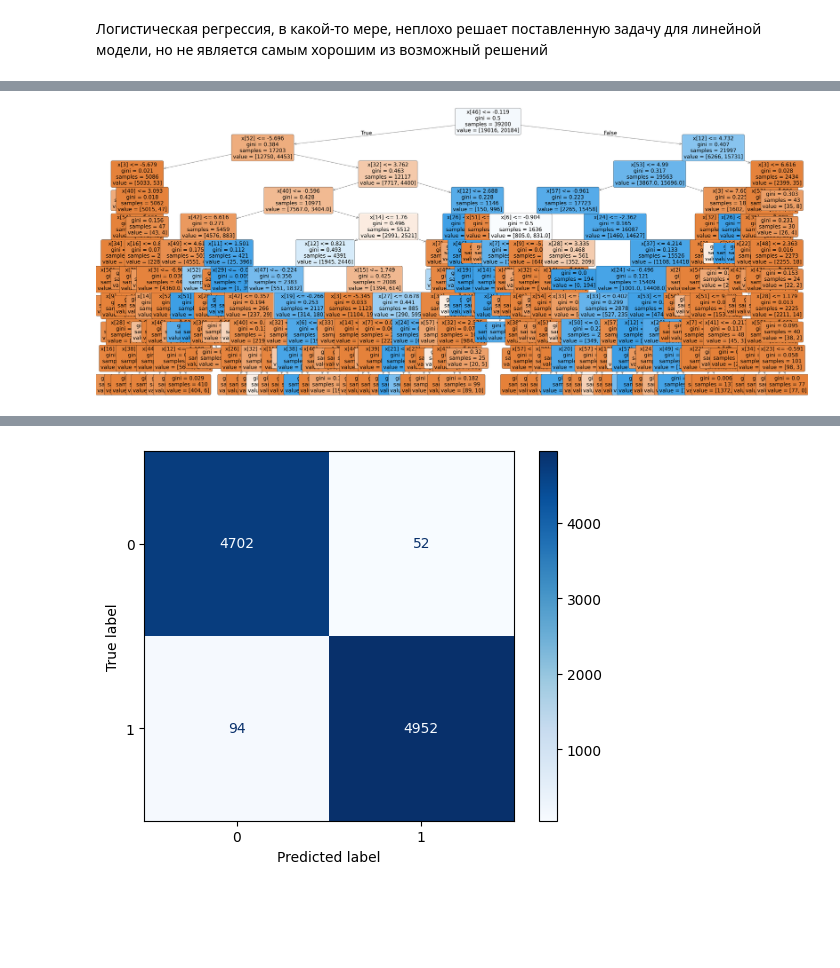
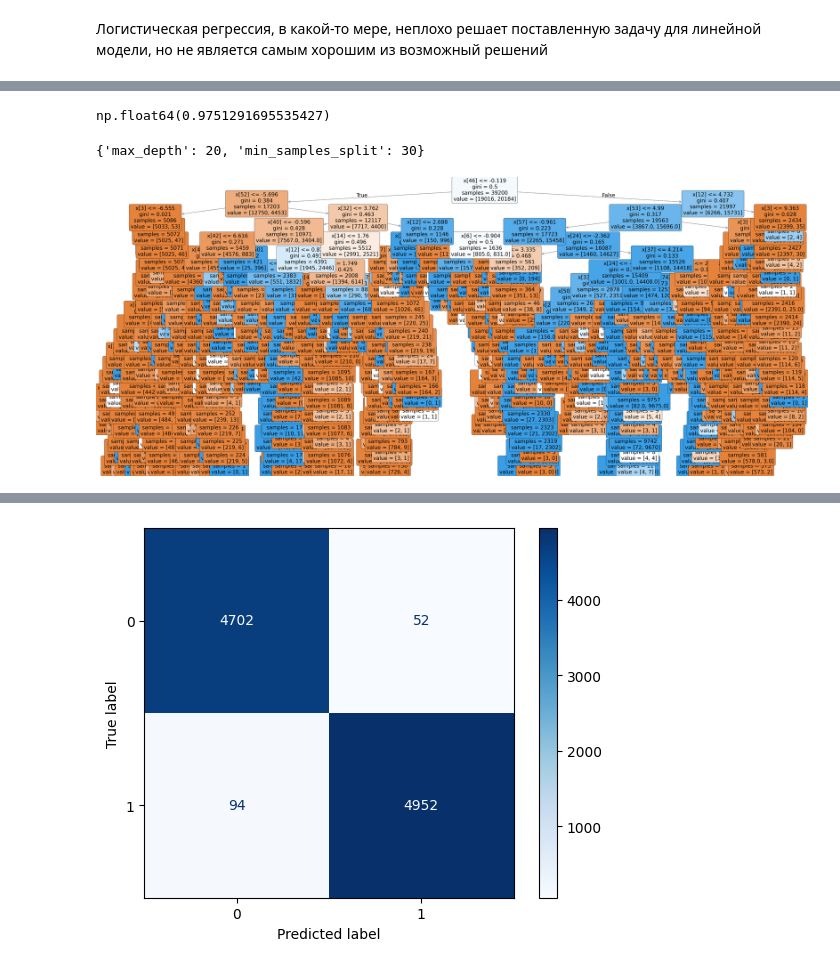
Before and after one commit to Igame77/AI_executions, a Jupyter notebook: homeworks/HW06/HW06.ipynb, the cells around one changed output, grey strips where cells are left out. Saved outputs shown, nothing was run; the diff lists cells and outputs as text; code cells hidden in the pictures; blank space fills up the shorter version.

```diff
--- a/homeworks/HW06/HW06.ipynb
+++ b/homeworks/HW06/HW06.ipynb
@@ -319,20 +315,0 @@ plt.show()
-# %%
-leafs = list(range(1,50))
-
-acc_train = []
-acc_test = []
-for leaf in leafs:
-    tree_model = DecisionTreeClassifier(random_state=42, max_depth=10, min_samples_leaf=leaf)
-    tree_model.fit(X_train, y_train)
-    acc_train.append(accuracy_score(tree_model.predict(X_train), y_train))
-    acc_test.append(accuracy_score(tree_model.predict(X_test), y_test))
-
-plt.figure(figsize=(7,4))
-plt.plot(leafs, acc_train, marker = 'o', label = 'тренировочная выборка')
-plt.plot(leafs, acc_test, marker = 'o', label = 'тестовая выборка')
-plt.legend()
-plt.xlabel('Минимальное количество листьев')
-plt.ylabel('accuracy')
-plt.title('Сравнение точностей для подбора количества листьев')
-plt.savefig('artifacts/figures/LeafsAccuracy_DecisionTreeClassifier.jpg')
-plt.show()
@@ -345,3 +315,0 @@ acc_test.index(max(acc_test))+1
-# %%
-tree_model=DecisionTreeClassifier(random_state=42, max_depth=10, min_samples_leaf=24)
-tree_model.fit(X_train, y_train)
@@ -349,0 +318,16 @@ DecisionTreeClassifier(max_depth=10, min_samples_leaf=24, random_state=42)
+# %%
+param_grid = {
+    'max_depth': [10, 15, 20],
+    'min_samples_split': [10, 20, 30],
+}
+# %%
+tree_model = DecisionTreeClassifier(random_state=42)
+tree_grid_search = GridSearchCV(
+    estimator=tree_model,
+    param_grid=param_grid,
+    cv=3,
+    scoring='f1_weighted',
+    n_jobs=-1,
+    verbose=1
+)
+tree_grid_search.fit(X_train, y_train)
@@ -378,15 +368,23 @@ plt.show()
+# %%
+tree_grid_search.best_score_
+# %% [output]
+np.float64(0.9751291695535427)
+# %%
+tree_grid_search.best_params_
+# %% [output]
+{'max_depth': 20, 'min_samples_split': 30}
 # %%
 plt.figure(figsize=(70, 30))
 
 plot_tree(
-    tree_model,
+    tree_grid_search.best_estimator_,
     filled=True,
     rounded=True,
     fontsize=30
 )
 plt.savefig('artifacts/figures/DecisionTreeClassifier.jpg')
 plt.show()
 # %% [output]
-[figure, old version]
+[figure, new version]
 # %%
 from sklearn.ensemble import RandomForestClassifier
```
Also changed, not shown: parts of 42 cells of this notebook, 16 other files.
